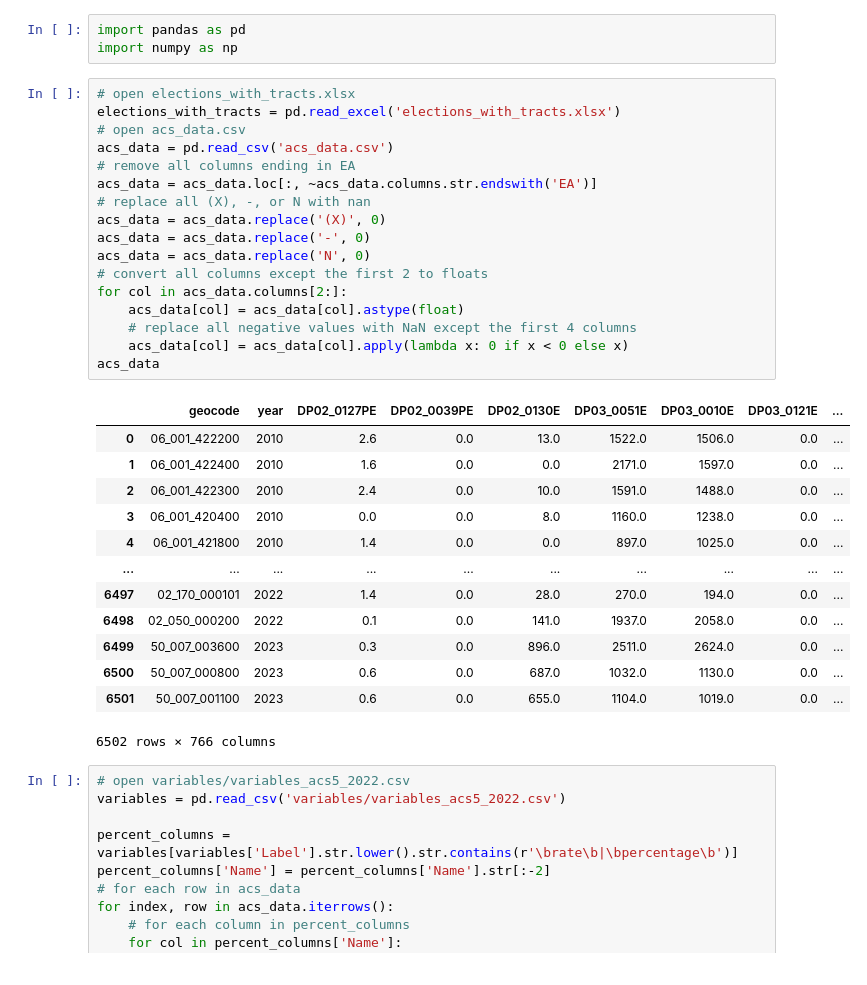
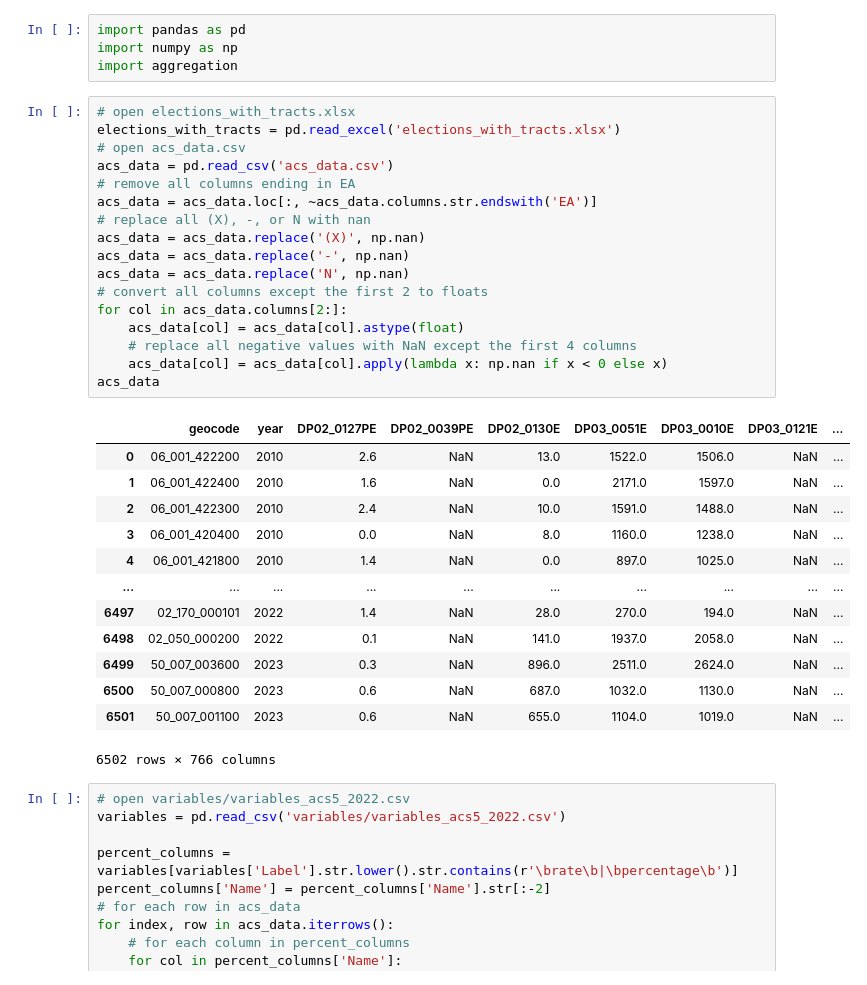
Before and after one commit to keverage-guan/RA-Work, a Jupyter notebook: acs/elections.ipynb, the cells around one changed output. Drawn from its saved outputs; the diff is of its cells as text.

```diff
--- a/acs/elections.ipynb
+++ b/acs/elections.ipynb
@@ -1,36 +1,37 @@
 # %%
 import pandas as pd
 import numpy as np
+import aggregation
 # %%
 # open elections_with_tracts.xlsx
 elections_with_tracts = pd.read_excel('elections_with_tracts.xlsx')
 # open acs_data.csv
 acs_data = pd.read_csv('acs_data.csv')
 # remove all columns ending in EA
 acs_data = acs_data.loc[:, ~acs_data.columns.str.endswith('EA')]
 # replace all (X), -, or N with nan
-acs_data = acs_data.replace('(X)', 0)
-acs_data = acs_data.replace('-', 0)
-acs_data = acs_data.replace('N', 0)
+acs_data = acs_data.replace('(X)', np.nan)
+acs_data = acs_data.replace('-', np.nan)
+acs_data = acs_data.replace('N', np.nan)
 # convert all columns except the first 2 to floats
 for col in acs_data.columns[2:]:
     acs_data[col] = acs_data[col].astype(float)
     # replace all negative values with NaN except the first 4 columns
-    acs_data[col] = acs_data[col].apply(lambda x: 0 if x < 0 else x)
+    acs_data[col] = acs_data[col].apply(lambda x: np.nan if x < 0 else x)
 acs_data
 # %% [output]
 |  | geocode | year | DP02_0127PE | DP02_0039PE | DP02_0130E | DP03_0051E | DP03_0010E | DP03_0121E | ... |
-| 0 | 06_001_422200 | 2010 | 2.6 | 0.0 | 13.0 | 1522.0 | 1506.0 | 0.0 | ... |
-| 1 | 06_001_422400 | 2010 | 1.6 | 0.0 | 0.0 | 2171.0 | 1597.0 | 0.0 | ... |
-| 2 | 06_001_422300 | 2010 | 2.4 | 0.0 | 10.0 | 1591.0 | 1488.0 | 0.0 | ... |
-| 3 | 06_001_420400 | 2010 | 0.0 | 0.0 | 8.0 | 1160.0 | 1238.0 | 0.0 | ... |
-| 4 | 06_001_421800 | 2010 | 1.4 | 0.0 | 0.0 | 897.0 | 1025.0 | 0.0 | ... |
+| 0 | 06_001_422200 | 2010 | 2.6 | NaN | 13.0 | 1522.0 | 1506.0 | NaN | ... |
+| 1 | 06_001_422400 | 2010 | 1.6 | NaN | 0.0 | 2171.0 | 1597.0 | NaN | ... |
+| 2 | 06_001_422300 | 2010 | 2.4 | NaN | 10.0 | 1591.0 | 1488.0 | NaN | ... |
+| 3 | 06_001_420400 | 2010 | 0.0 | NaN | 8.0 | 1160.0 | 1238.0 | NaN | ... |
+| 4 | 06_001_421800 | 2010 | 1.4 | NaN | 0.0 | 897.0 | 1025.0 | NaN | ... |
 | ... | ... | ... | ... | ... | ... | ... | ... | ... | ... |
-| 6497 | 02_170_000101 | 2022 | 1.4 | 0.0 | 28.0 | 270.0 | 194.0 | 0.0 | ... |
-| 6498 | 02_050_000200 | 2022 | 0.1 | 0.0 | 141.0 | 1937.0 | 2058.0 | 0.0 | ... |
-| 6499 | 50_007_003600 | 2023 | 0.3 | 0.0 | 896.0 | 2511.0 | 2624.0 | 0.0 | ... |
-| 6500 | 50_007_000800 | 2023 | 0.6 | 0.0 | 687.0 | 1032.0 | 1130.0 | 0.0 | ... |
-| 6501 | 50_007_001100 | 2023 | 0.6 | 0.0 | 655.0 | 1104.0 | 1019.0 | 0.0 | ... |
+| 6497 | 02_170_000101 | 2022 | 1.4 | NaN | 28.0 | 270.0 | 194.0 | NaN | ... |
+| 6498 | 02_050_000200 | 2022 | 0.1 | NaN | 141.0 | 1937.0 | 2058.0 | NaN | ... |
+| 6499 | 50_007_003600 | 2023 | 0.3 | NaN | 896.0 | 2511.0 | 2624.0 | NaN | ... |
+| 6500 | 50_007_000800 | 2023 | 0.6 | NaN | 687.0 | 1032.0 | 1130.0 | NaN | ... |
+| 6501 | 50_007_001100 | 2023 | 0.6 | NaN | 655.0 | 1104.0 | 1019.0 | NaN | ... |
 6502 rows × 766 columns
 # %%
 # open variables/variables_acs5_2022.csv
```
Also changed, not shown: parts of 8 cells of this notebook, 5 other files.
